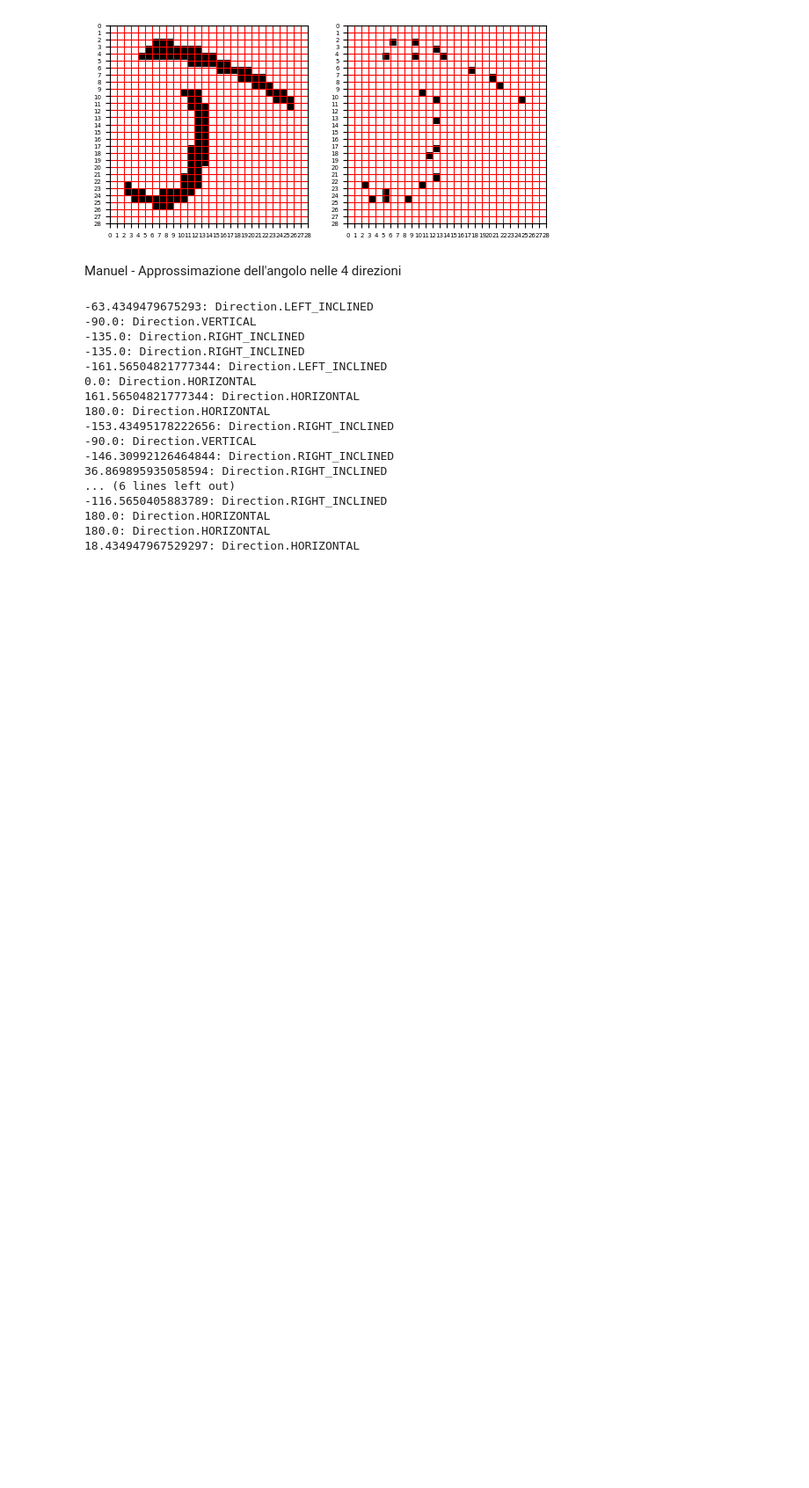
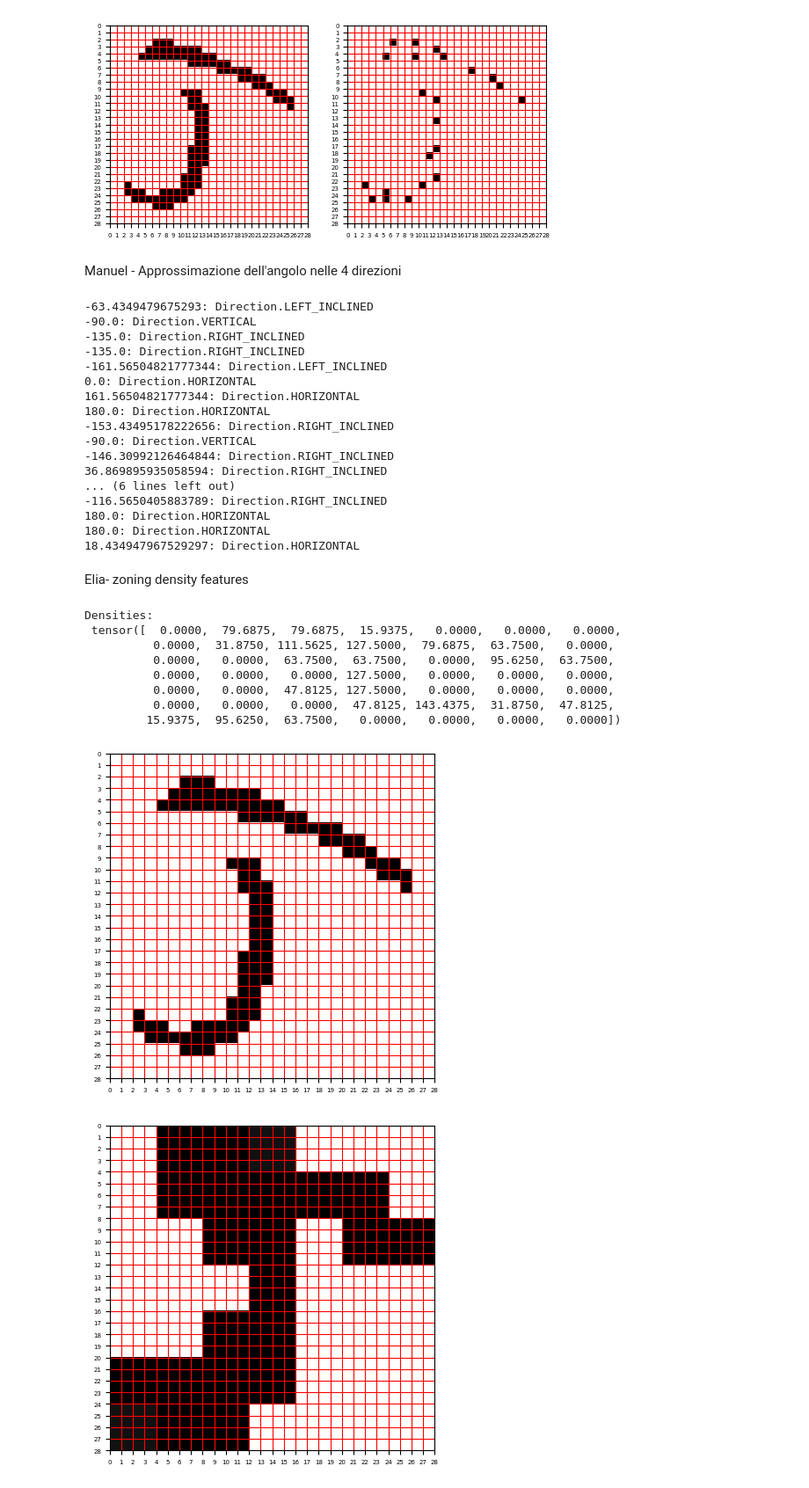
Before and after one commit to matteoturnu/ai-project, a Jupyter notebook: AI_project.ipynb, the cells around one changed output. Shown at 88% size. Cells and saved outputs as stored; diff of their text form; code cells hidden in the pictures; blank space fills up the shorter version.

```diff
--- a/AI_project.ipynb
+++ b/AI_project.ipynb
@@ -328,3 +346,78 @@ for key in near_cent:
 180.0: Direction.HORIZONTAL
 180.0: Direction.HORIZONTAL
 18.434947967529297: Direction.HORIZONTAL
+# %% [markdown]
+Elia- zoning density features
+# %%
+def compute_density(image):
+
+    return torch.sum(image).item()/torch.numel(image)
+
+
+def zoning(image, dim_mask):
+  densities = []
+  image_T = np.transpose(image)
+
+  # image that will be obtained from the computed densities
+  density_img = torch.zeros(image.size())
+  # be careful: at the beginning the mask moves from left to right, then from right
+  # to left and so on (right to left everytime "i" is odd)
+  start = 0
+  stop = image.size()[1]
+  step = dim_mask
+  for i in range(0, image.size()[0], dim_mask):
+    for j in range(start, stop, step):
+      sub_img = image_T[i:i+dim_mask, j:j+dim_mask]
+      density=compute_density(sub_img)
+      density_img[i:i+dim_mask, j:j+dim_mask]=density*(255//torch.numel(sub_img))
+      densities.append(density)
+
+    # if j = 24 it means it's on the right side of the image
+    # so in the next turn j will decrease to 20
+    if j == image.size()[1] - dim_mask:
+      start = j
+      stop = -1
+      step = -(dim_mask)
+    else:
+      start = 0
+      stop = image.size()[1]
+      step = dim_mask
+
+  return density_img, torch.tensor(densities)
+
+
+dim_mask = 4
+
+bin_img = tr_images_bin[10]
+
+density_img, densities = zoning(bin_img, dim_mask)
+
+"""def show_single_letter(xi):
+  # take pytorch tensor and convert it into numpy array
+  xi = xi.numpy()
+  ax = plt.gca()
+  plt.xticks(range(0, xi.shape[0]+1), fontsize=5)
+  plt.yticks(range(0, xi.shape[0]+1), fontsize=5)
+  # specific values associated to "extent" attribute in order to place pixel positions precisely in the plot
+  # show the transposed "matrix" of the grey-scale images
+  plt.imshow(np.transpose(xi), extent=(0, xi.shape[0], xi.shape[0], 0), cmap='Greys', vmin=0, vmax=255)"""
+
+
+plt.figure(1)
+
+show_single_letter(bin_img)
+plt.figure(2)
+show_single_letter(density_img.T)
+
+print("Densities: \n", densities)
+# %% [output]
+Densities:
+ tensor([  0.0000,  79.6875,  79.6875,  15.9375,   0.0000,   0.0000,   0.0000,
+          0.0000,  31.8750, 111.5625, 127.5000,  79.6875,  63.7500,   0.0000,
+          0.0000,   0.0000,  63.7500,  63.7500,   0.0000,  95.6250,  63.7500,
+          0.0000,   0.0000,   0.0000, 127.5000,   0.0000,   0.0000,   0.0000,
+          0.0000,   0.0000,  47.8125, 127.5000,   0.0000,   0.0000,   0.0000,
+          0.0000,   0.0000,   0.0000,  47.8125, 143.4375,  31.8750,  47.8125,
+         15.9375,  95.6250,  63.7500,   0.0000,   0.0000,   0.0000,   0.0000])
+[figure, added]
+[figure, added]
```
Also changed, not shown: parts of 1 cell of this notebook.
